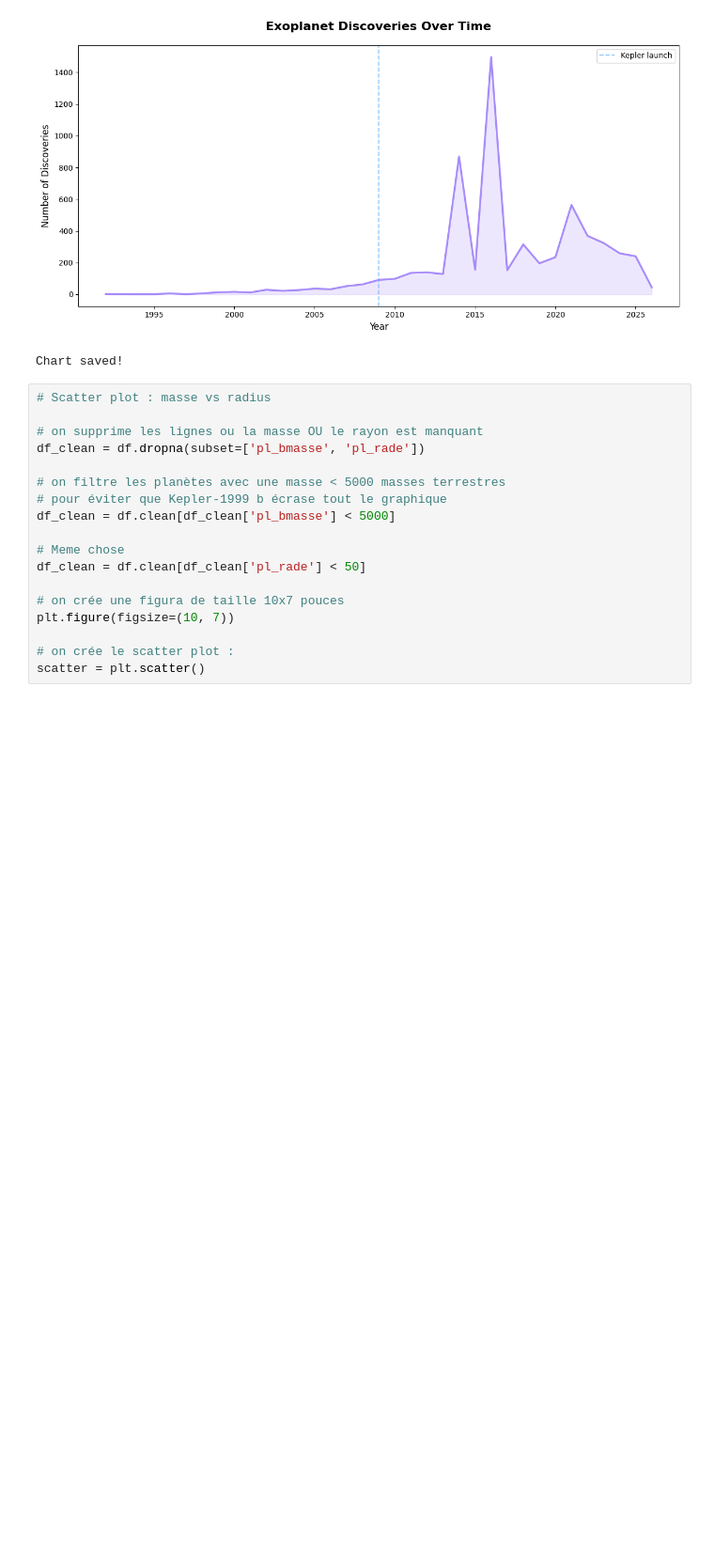
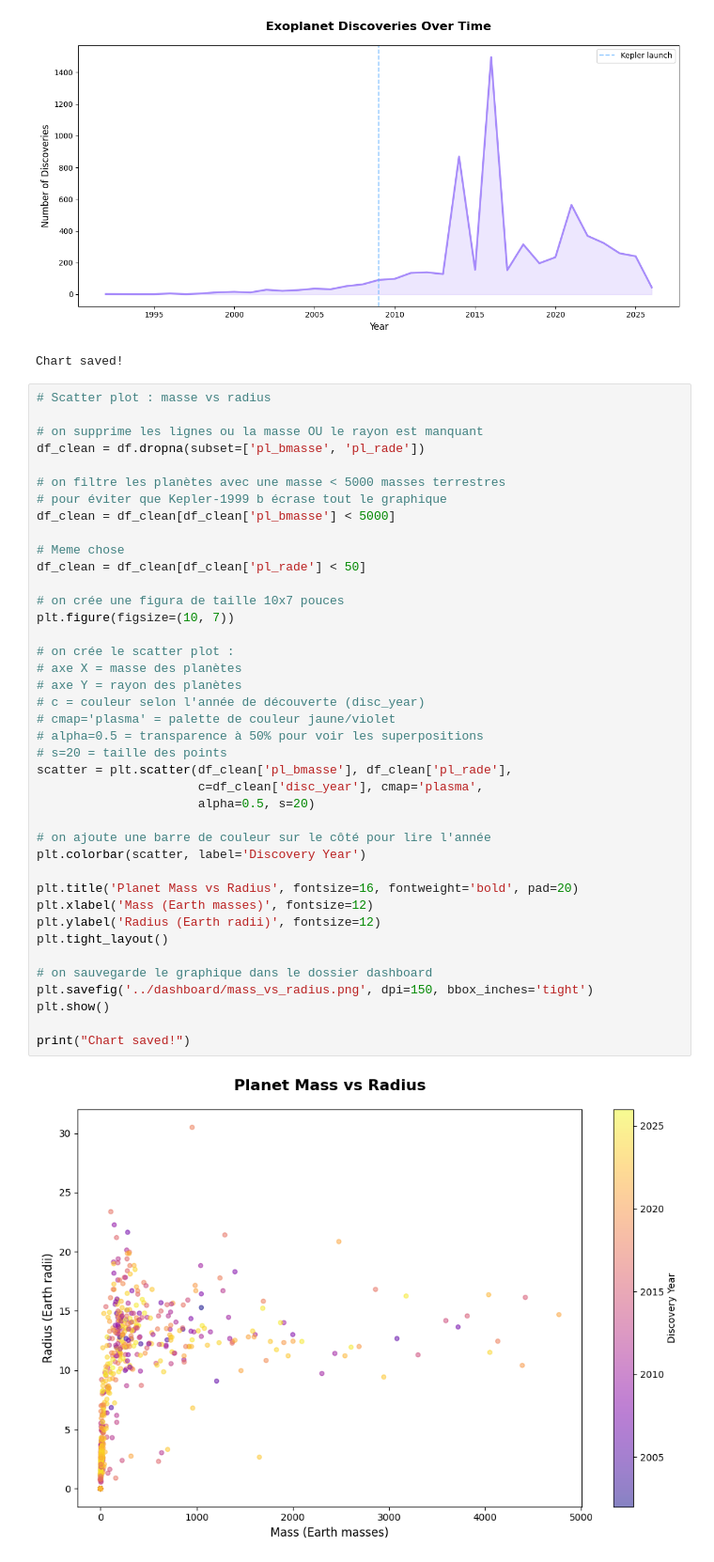
Before and after one commit to ver0niqueg/Beyond-Earth-, a Jupyter notebook: notebooks/02_visualizations.ipynb, the cells around one changed output. Shown at 94% size. Saved outputs shown, nothing was run; the diff lists cells and outputs as text; blank space fills up the shorter version.

Commit message:
scatter plot: mass vs radius added

```diff
--- a/notebooks/02_visualizations.ipynb
+++ b/notebooks/02_visualizations.ipynb
@@ -58,18 +58,42 @@ Chart saved!
 # %%
 # Scatter plot : masse vs radius
 
 # on supprime les lignes ou la masse OU le rayon est manquant
 df_clean = df.dropna(subset=['pl_bmasse', 'pl_rade'])
 
 # on filtre les planètes avec une masse < 5000 masses terrestres
 # pour éviter que Kepler-1999 b écrase tout le graphique
-df_clean = df.clean[df_clean['pl_bmasse'] < 5000]
+df_clean = df_clean[df_clean['pl_bmasse'] < 5000]
 
 # Meme chose
-df_clean = df.clean[df_clean['pl_rade'] < 50]
+df_clean = df_clean[df_clean['pl_rade'] < 50]
 
 # on crée une figura de taille 10x7 pouces
 plt.figure(figsize=(10, 7))
 
 # on crée le scatter plot :
-scatter = plt.scatter()
+# axe X = masse des planètes
+# axe Y = rayon des planètes
+# c = couleur selon l'année de découverte (disc_year)
+# cmap='plasma' = palette de couleur jaune/violet
+# alpha=0.5 = transparence à 50% pour voir les superpositions
+# s=20 = taille des points
+scatter = plt.scatter(df_clean['pl_bmasse'], df_clean['pl_rade'],
+                      c=df_clean['disc_year'], cmap='plasma',
+                      alpha=0.5, s=20)
+
+# on ajoute une barre de couleur sur le côté pour lire l'année
+plt.colorbar(scatter, label='Discovery Year')
+
+plt.title('Planet Mass vs Radius', fontsize=16, fontweight='bold', pad=20)
+plt.xlabel('Mass (Earth masses)', fontsize=12)
+plt.ylabel('Radius (Earth radii)', fontsize=12)
+plt.tight_layout()
+
+# on sauvegarde le graphique dans le dossier dashboard
+plt.savefig('../dashboard/mass_vs_radius.png', dpi=150, bbox_inches='tight')
+plt.show()
+
+print("Chart saved!")
+# %% [output]
+[figure, added]
```
Also changed, not shown: parts of 1 cell of this notebook, 1 other file.
